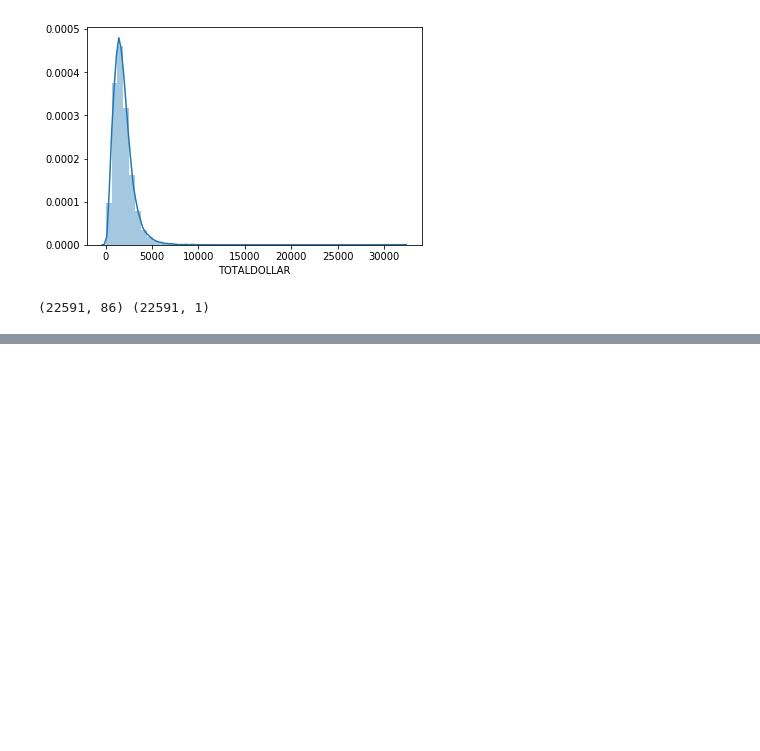
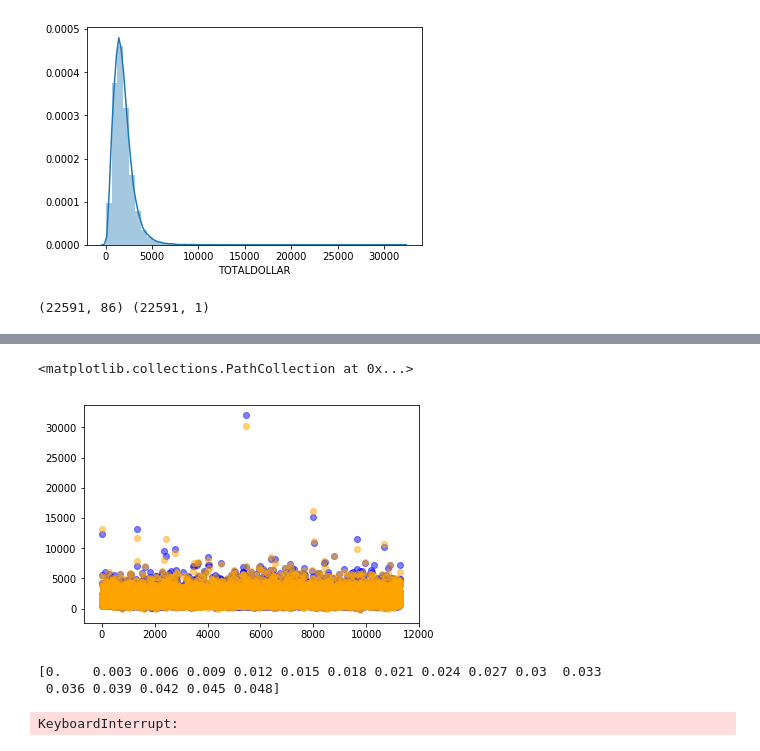
Before and after one commit to sigmanudude/ResidentialEnergyPrediction, a Jupyter notebook: Linearmodel_pricing.ipynb, the cells around one changed output, grey strips where cells are left out. Saved outputs shown, nothing was run; the diff lists cells and outputs as text; code cells hidden in the pictures; blank space fills up the shorter version.

```diff
--- a/Linearmodel_pricing.ipynb
+++ b/Linearmodel_pricing.ipynb
@@ -119,0 +157,4 @@ LinearRegression(copy_X=True, fit_intercept=True, n_jobs=1, normalize=False)
+# %%
+param_grid = [{'alpha':alpha}]
+pricing_grid  = GridSearchCV(model, param_grid, cv=5,scoring='r2')
+pricing_grid.fit(X_train, y_train)
@@ -120,2 +202,2 @@ LinearRegression(copy_X=True, fit_intercept=True, n_jobs=1, normalize=False)
 # %%
-predictions=model.predict(X_test)
+predictions = pricing_grid.predict(X_test)
@@ -192,11 +203,0 @@ from sklearn import cross_validation
-# %%
-X_train, X_test , y_train, y_test = cross_validation.train_test_split(X, y, test_size=0.5, random_state=1)
-lasso = Lasso(max_iter=10000, normalize=True)
-lassocv = LassoCV(alphas=None, cv=10, max_iter=100000, normalize=True)
-lassocv.fit(X_train, y_train)
-lasso.set_params(alpha=lassocv.alpha_)
-print("Alpha=", lassocv.alpha_)
-lasso.fit(X_train, y_train)
-print("mse = ",mean_squared_error(y_test, lasso.predict(X_test)))
-print("best model coefficients:")
-pd.Series(lasso.coef_)
@@ -223,0 +219,12 @@ Length: 86, dtype: float64
+# %%
+plt.scatter(range(len(predictions)), y_test, c="blue", marker='o',label="Actual Price",alpha=0.5)
+plt.scatter(range(len(predictions)), predictions, c="orange",marker='o', label="Predicted Price",alpha=0.5)
+# %% [output]
+<matplotlib.collections.PathCollection at 0x...>
+[figure, added]
+# %%
+df_modelresults,RMSE,r2 = elasticnet_model(X_train,y_train,X_test,y_test,5)
+# %% [output]
+[0.    0.003 0.006 0.009 0.012 0.015 0.018 0.021 0.024 0.027 0.03  0.033
+ 0.036 0.039 0.042 0.045 0.048]
+KeyboardInterrupt:
```
Also changed, not shown: parts of 26 cells of this notebook.
